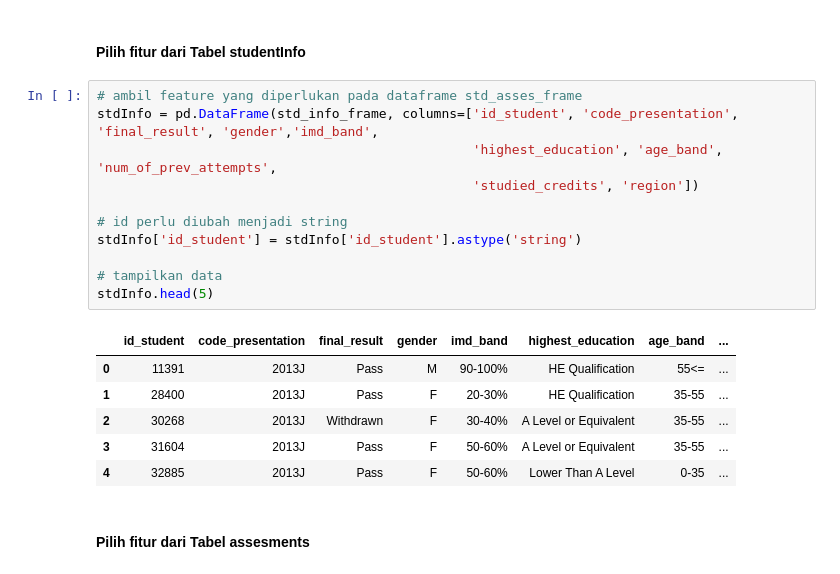
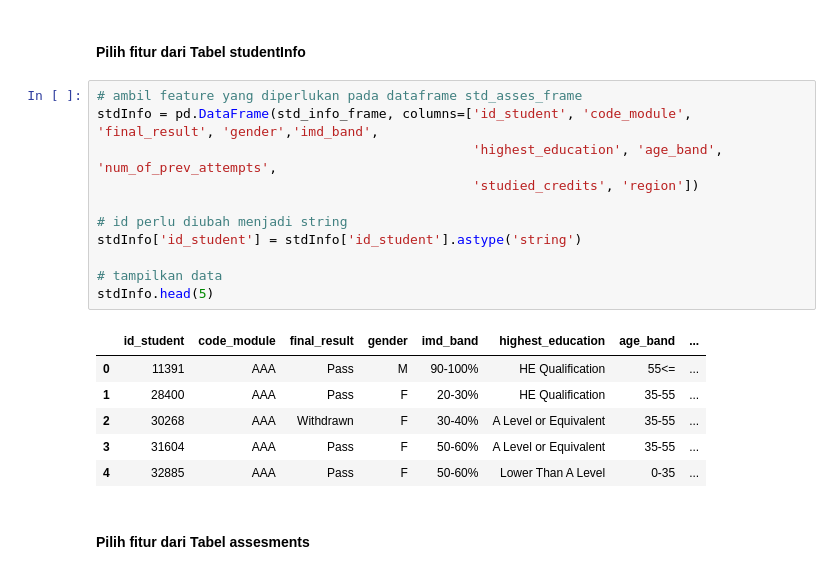
Before and after one commit to raisasalsabily/oulad-olap, a Jupyter notebook: oulad-olap-project.ipynb, the cells around one changed output. Drawn from its saved outputs; the diff is of its cells as text.

```diff
--- a/oulad-olap-project.ipynb
+++ b/oulad-olap-project.ipynb
@@ -42,22 +42,22 @@ courses.head(5)
 #### Pilih fitur dari Tabel studentInfo
 # %%
 # ambil feature yang diperlukan pada dataframe std_asses_frame
-stdInfo = pd.DataFrame(std_info_frame, columns=['id_student', 'code_presentation', 'final_result', 'gender','imd_band',
+stdInfo = pd.DataFrame(std_info_frame, columns=['id_student', 'code_module', 'final_result', 'gender','imd_band',
                                                 'highest_education', 'age_band', 'num_of_prev_attempts',
                                                 'studied_credits', 'region'])
 
 # id perlu diubah menjadi string
 stdInfo['id_student'] = stdInfo['id_student'].astype('string')
 
 # tampilkan data
 stdInfo.head(5)
 # %% [output]
-|  | id_student | code_presentation | final_result | gender | imd_band | highest_education | age_band | ... |
-| 0 | 11391 | 2013J | Pass | M | 90-100% | HE Qualification | 55<= | ... |
-| 1 | 28400 | 2013J | Pass | F | 20-30% | HE Qualification | 35-55 | ... |
-| 2 | 30268 | 2013J | Withdrawn | F | 30-40% | A Level or Equivalent | 35-55 | ... |
-| 3 | 31604 | 2013J | Pass | F | 50-60% | A Level or Equivalent | 35-55 | ... |
-| 4 | 32885 | 2013J | Pass | F | 50-60% | Lower Than A Level | 0-35 | ... |
+|  | id_student | code_module | final_result | gender | imd_band | highest_education | age_band | ... |
+| 0 | 11391 | AAA | Pass | M | 90-100% | HE Qualification | 55<= | ... |
+| 1 | 28400 | AAA | Pass | F | 20-30% | HE Qualification | 35-55 | ... |
+| 2 | 30268 | AAA | Withdrawn | F | 30-40% | A Level or Equivalent | 35-55 | ... |
+| 3 | 31604 | AAA | Pass | F | 50-60% | A Level or Equivalent | 35-55 | ... |
+| 4 | 32885 | AAA | Pass | F | 50-60% | Lower Than A Level | 0-35 | ... |
 # %% [markdown]
 #### Pilih fitur dari Tabel assesments
 # %%
```
Also changed, not shown: parts of 14 cells of this notebook.
